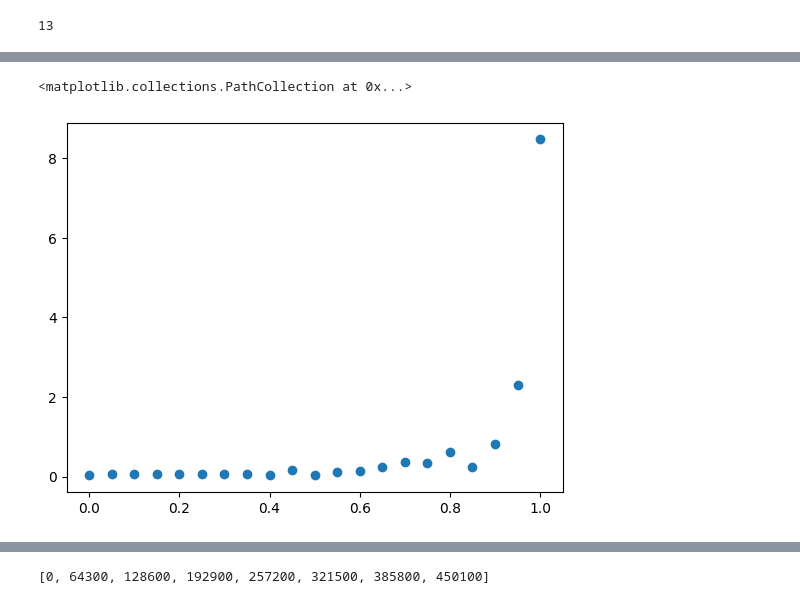
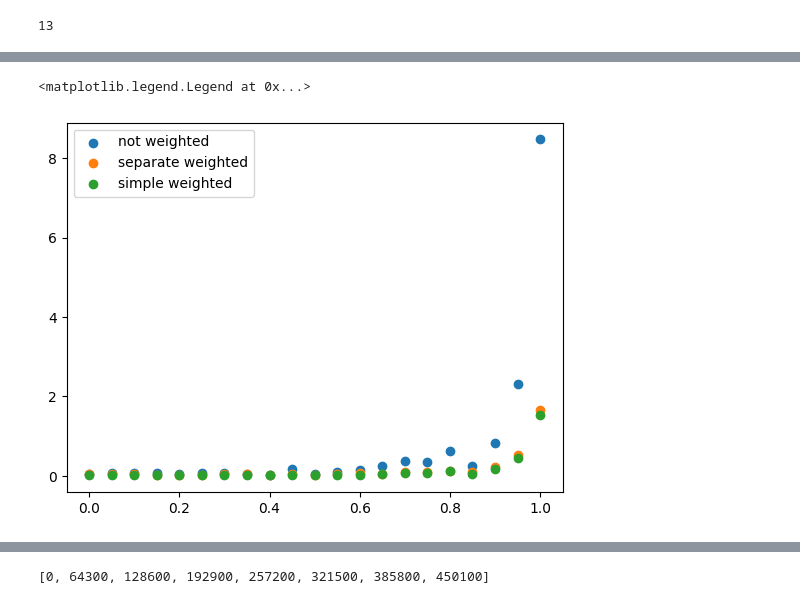
Before and after one commit to lillijo/xai-evaluation-master-thesis, a Jupyter notebook: experiments/fixed_causal_model.ipynb, the cells around one changed output, grey strips where cells are left out. Drawn from its saved outputs; the diff is of its cells as text; code cells hidden in the pictures.

Commit message:
differently weighted causal effects

```diff
--- a/experiments/fixed_causal_model.ipynb
+++ b/experiments/fixed_causal_model.ipynb
@@ -129,12 +96,21 @@ tensor([-0.0753, -0.0367,  0.2829, -0.0327, -0.0696, -0.1140,  0.3611, -0.0279])
 # %%
 datas, bias, _,_ = data_iterations("test.json")
 
-total_effect = sum_it(datas, lambda x: x["total_effect"] / 10),
+total_effect = sum_it(datas, lambda x: x["mrc"] / 10),
 
-plt.scatter(bias, total_effect)
+plt.scatter(bias, total_effect, label="not weighted")
+
+total_effect_no = sum_it(datas, lambda x: x["mrc_separate_weight"] / 10),
+
+plt.scatter(bias, total_effect_no, label="separate weighted")
+
+total_effect_no = sum_it(datas, lambda x: x["mrc_weighted"] / 10),
+
+plt.scatter(bias, total_effect_no, label="simple weighted")
+plt.legend()
 # %% [output]
-<matplotlib.collections.PathCollection at 0x...>
+<matplotlib.legend.Legend at 0x...>
-[figure, old version]
+[figure, new version]
 # %%
 ix = 0
 b = 0.85
```
Also changed, not shown: parts of 4 cells of this notebook, 3 other files.
